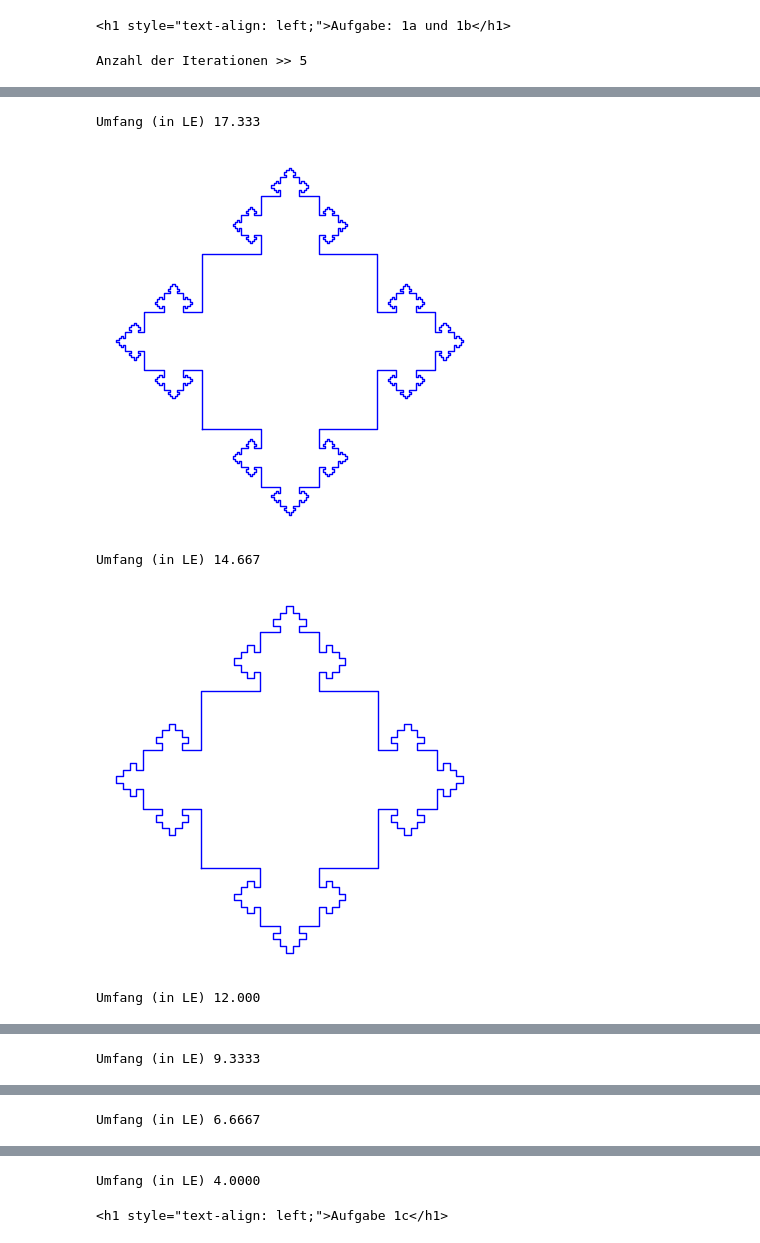
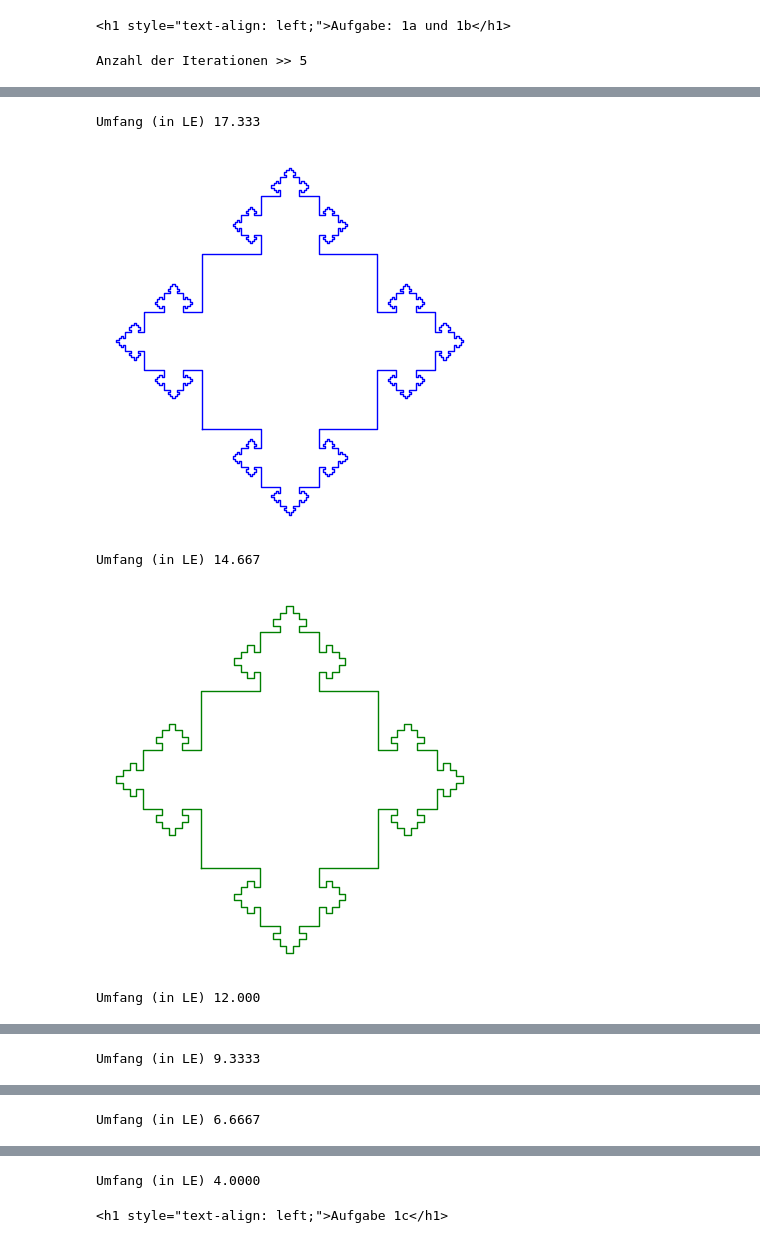
Before and after one commit to DerAlexx/Angewandte-Mathematik, a Jupyter notebook: Praktikum_3/Praktikum_3.ipynb, the cells around one changed output, grey strips where cells are left out. Saved outputs shown, nothing was run; the diff lists cells and outputs as text; code cells hidden in the pictures.

```diff
--- a/Praktikum_3/Praktikum_3.ipynb
+++ b/Praktikum_3/Praktikum_3.ipynb
@@ -19,60 +19,84 @@ html.eval('''<h1 style="text-align: left;">Aufgabe: 1a und 1b</h1>''')
 # %% [output]
 <h1 style="text-align: left;">Aufgabe: 1a und 1b</h1>
 # %%
+colors = ['red', 'green', 'blue', 'magenta', 'cyan']
+
 def onethird (x,y):
-    return(list(1/3*(vector(y)-vector(x))+vector(x)))
+    return(list((vector(y) - vector(x))/3 + vector(x)))
 
 def twothird (x,y):
-    return(list(2/3*(vector(y)-vector(x))+vector(x)))
+    return(list((vector(y) - vector(x)) * 2/3 + vector(x)))
 
 def top (x,y):
     return[rotate(twothird(x,y),pi/2,onethird(x,y)),rotate(onethird(x,y),-pi/2,twothird(x,y))]
 
 def rotate(pkt,alpha,Z):
     tmp = vector(pkt)-vector(Z)
-    A = Matrix([
+    rotationsmatrix = Matrix([
         [cos(alpha), -sin(alpha)],
         [sin(alpha), cos(alpha)]])
-    return list((A*tmp)+vector(Z))
+    return list((rotationsmatrix*tmp)+vector(Z))
 
-def grow(x,y):
-    tmp = [x,onethird(x,y)] + top(x,y) + [twothird(x,y),y]
-    return(tmp)
+def wachstum(x,y):
+    '''
+    Methode die den Wachstum von einem Iterationsschritt zu einem neuen brechnet
+    '''
+    return [x,onethird(x,y)] + top(x,y) + [twothird(x,y),y]
 
-# Rekursives Wachsen
-def quadratpflanze(x,y,iterations):
-    g = grow(x,y)
+def quadratKochCurve(x,y,iterations):
+    '''
+    Methode die sich rekursive aufruft und immer
+    '''
+    g = wachstum(x,y)
     if (iterations == 0): return [x,y]
     elif (iterations == 1): return g
     else:
-        q1 = quadratpflanze(g[0],g[1],0)
-        q2 = quadratpflanze(g[1],g[2],iterations-1)
-        q3 = quadratpflanze(g[2],g[3],iterations-1)
-        q4 = quadratpflanze(g[3],g[4],iterations-1)
-        q5 = quadratpflanze(g[4],g[5],0)
-        return q1+q2+q3+q4+q5
+        return (quadratKochCurve(g[0],g[1],0) +
+                quadratKochCurve(g[1],g[2],iterations-1) +
+                quadratKochCurve(g[2],g[3],iterations-1) +
+                quadratKochCurve(g[3],g[4],iterations-1) +
+                quadratKochCurve(g[4],g[5],0))
 
-A =[0,0]
-B=[0,10]
-C=[10,10]
-D=[10,0]
-
-iterations = 0
 
 def umfang(iterations):
+    '''
+    Methode die den Umfang berechnet mit der Formel der geometrischen Reihe
+    '''
     print ("Umfang (in LE) " + str((4+(8/3*iterations)).n(digits=5)))
 
-def calculate(iterations):
-    if(iterations == -1):return
-    G = Graphics()
-    G = G + line(quadratpflanze(A,B,iterations)+ quadratpflanze(B,C,iterations) + quadratpflanze(C,D,iterations) + quadratpflanze(D,A,iterations))
-    show(G,aspect_ratio=1,axes=False)
-    umfang(iterations)
-    calculate(iterations-1)
+def printer(iterations):
+    '''
+    Zuerst wird ein Grafikobjekt erzeugt das im anschluss mit line eine set von punkten
+    bekommt. Hierbei wir für jede Richtung (Norden, Osten, Süden, Westen) unseres Ausgangsquadrates
+    die quadratKochCurve methode aufgerufen die die Punkte zurückgibt die gelaufen (von line) werden müssen.
+    '''
+    Graphic = Graphics()
+    Graphic = Graphic + line(quadratKochCurve([0,0],[0,1],iterations) +
+                             quadratKochCurve([0,1],[1,1],iterations) +
+                             quadratKochCurve([1,1],[1,0],iterations) +
+                             quadratKochCurve([1,0],[0,0],iterations), color=randomColor())
+    show(Graphic , aspect_ratio=1, axes=False) # Ausgabe der Grafik bei jedem Rekursionsschritt
+    umfang(iterations) # Ausgabe des Umfangs bei jedem Rekusionsschritt
+
+def randomColor():
+    '''
+    Method to return a random color
+    '''
+    return colors[randint(0, len(colors)-1)]
+
+def caller(iterations):
+    '''
+    Methode die den Printer aufruft und sich dann wieder Rekursive selbst aufruft um jeden schritt zu plotten
+    '''
+    if(iterations == -1): return
+    printer(iterations)
+    caller(iterations-1)
 
 if __name__ == "__main__":
-    global iterations
+    '''
+    Main Methode als Einstiegspunkt des Programms
+    '''
     iterations = int(input("Anzahl der Iterationen >> "))
-    calculate(iterations)
+    caller(iterations)
 # %% [output]
 Anzahl der Iterationen >> 5
@@ -80,5 +104,5 @@ Anzahl der Iterationen >> 5
 Umfang (in LE) 17.333
 [figure]
 Umfang (in LE) 14.667
-[figure, old version]
+[figure, new version]
 Umfang (in LE) 12.000
```
Also changed, not shown: parts of 2 cells of this notebook, 3 other files.
